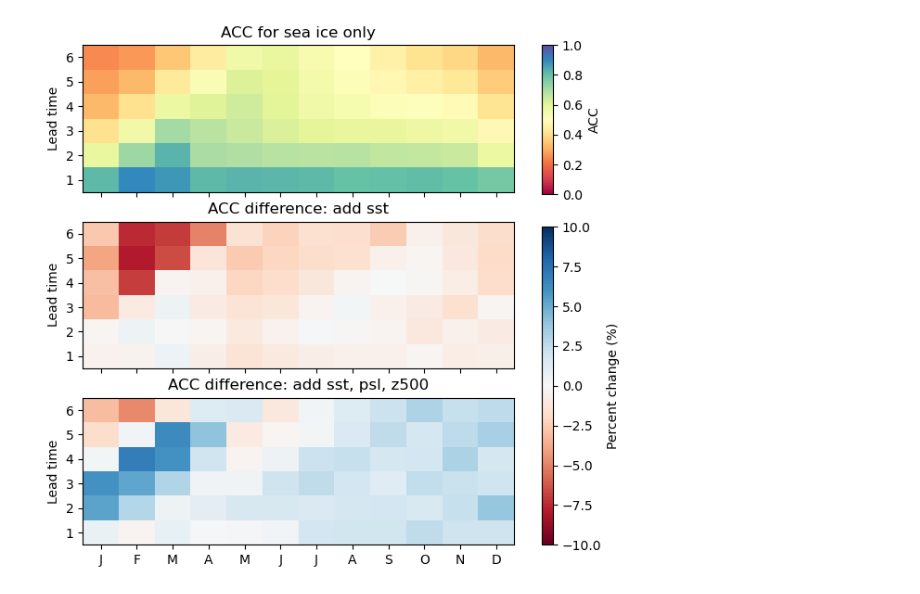
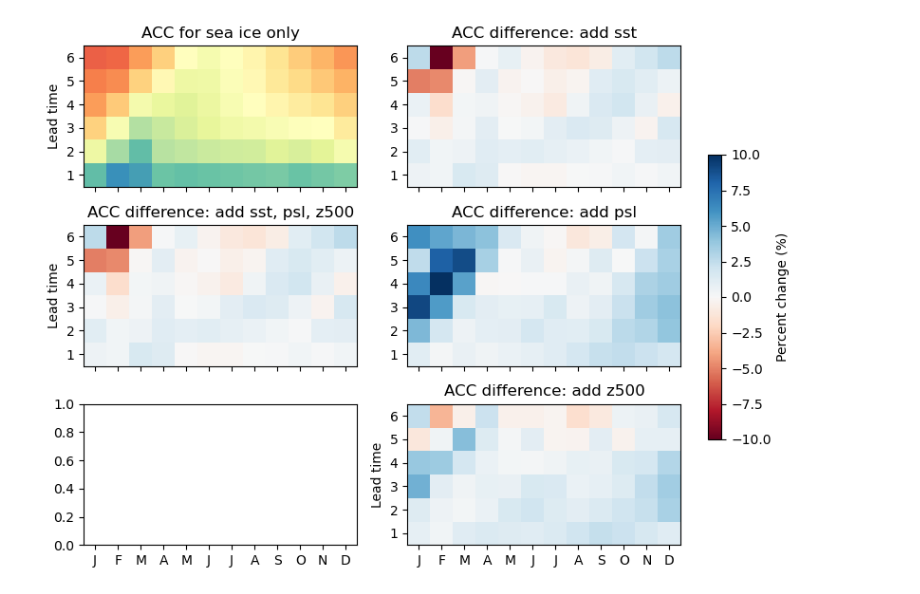
Before and after one commit to ychnli/sicpred, a Jupyter notebook: exp1_figures.ipynb, the cells around one changed output. Drawn from its saved outputs; the diff is of its cells as text; code cells hidden in the pictures.

```diff
--- a/exp1_figures.ipynb
+++ b/exp1_figures.ipynb
@@ -367,37 +357,38 @@ plt.savefig("figures/cesm/exp1_ACC_diff_inputs_with_error_points.jpg", dpi=300,
 # %%
 
-fig, axs = plt.subplots(nrows=3, ncols=1, figsize=(6,7), sharex=True)
+fig, axs = plt.subplots(nrows=3, ncols=2, figsize=(7,6), sharex=True)
 
 x = np.arange(13)
 y = np.arange(7)
 x_centers = (x[:-1] + x[1:]) / 2
 y_centers = (y[:-1] + y[1:]) / 2
 
-acc_input2 = acc["input2"].mean("nn_member_id")
-acc_input3 = acc["input3"].mean("nn_member_id")
-acc_input4 = acc["input4"].mean("nn_member_id")
+acc_input2 = acc_agg["input2"].mean("nn_member_id")
+input_added = ["sst", "psl", "z500"]
 
-cax = axs[0].pcolormesh(x, y, acc_input2, cmap='Spectral', shading='flat', vmin=0, vmax=1)
-axs[0].set_yticks(y_centers, labels=np.arange(1,7,1))
-axs[0].set_ylabel("Lead time")
-axs[0].set_title(f"ACC for sea ice only")
+axs[0,0].pcolormesh(x, y, acc_input2, cmap='Spectral', shading='flat', vmin=0, vmax=1)
+axs[0,0].set_yticks(y_centers, labels=np.arange(1,7,1))
+axs[0,0].set_ylabel("Lead time")
+axs[0,0].set_title(f"ACC for sea ice only")
 
-cax2 = axs[1].pcolormesh(x, y, 100 * (acc_input3 - acc_input2) / acc_input2, cmap='RdBu', shading='flat', vmin=-10, vmax=10)
-axs[1].set_yticks(y_centers, labels=np.arange(1,7,1))
-axs[1].set_ylabel("Lead time")
-axs[1].set_title("ACC difference: add sst")
+axs[1,0].pcolormesh(x, y, 100 * (acc_agg["input4"].mean("nn_member_id") - acc_input2) / acc_input2,
+            cmap='RdBu', shading='flat', vmin=-10, vmax=10)
+axs[1,0].set_yticks(y_centers, labels=np.arange(1,7,1))
+axs[1,0].set_ylabel("Lead time")
+axs[1,0].set_title(f"ACC difference: add sst, psl, z500")
 
-axs[2].pcolormesh(x, y, 100 * (acc_input4 - acc_input2) / acc_input2, cmap='RdBu', shading='flat', vmin=-10, vmax=10)
-axs[2].set_xticks(x_centers, labels=["J","F","M","A","M","J","J","A","S","O","N","D"])
-axs[2].set_yticks(y_centers, labels=np.arange(1,7,1))
-axs[2].set_ylabel("Lead time")
-axs[2].set_title("ACC difference: add sst, psl, z500")
+for i, input_config in enumerate(["input3a", "input3b", "input3c"]):
+    cax = axs[i,1].pcolormesh(x, y, 100 * (acc_agg[input_config].mean("nn_member_id") - acc_input2) / acc_input2,
+            cmap='RdBu', shading='flat', vmin=-10, vmax=10)
+    axs[i,1].set_xticks(x_centers, labels=["J","F","M","A","M","J","J","A","S","O","N","D"])
+    axs[i,1].set_yticks(y_centers, labels=np.arange(1,7,1))
+    axs[i,1].set_title(f"ACC difference: add {input_added[i]}")
 
+axs[2,1].set_ylabel("Lead time")
 
-cbar_ax = fig.add_axes([0.95, 0.65, 0.02, 0.23])
-cbar_ax2 = fig.add_axes([0.95, 0.11, 0.02, 0.49])
-plt.colorbar(cax, cax=cbar_ax, label=r'ACC', orientation='vertical')
-plt.colorbar(cax2, cax=cbar_ax2, label=r'Percent change (%)', orientation='vertical')
-plt.savefig("figures/cesm/exp1_ACC_diff_inputs_percent.jpg", dpi=300, bbox_inches='tight')
+cbar_ax = fig.add_axes([1.02, 0.25, 0.02, 0.5])
+plt.colorbar(cax, cax=cbar_ax, label=r'Percent change (%)', orientation='vertical')
+plt.tight_layout()
+#plt.savefig("figures/cesm/exp1_ACC_diff_inputs_separate_percent.jpg", dpi=300, bbox_inches='tight')
 # %% [output]
-[figure, old version]
+[figure, new version]
```
Also changed, not shown: parts of 13 cells of this notebook, 1 other file.
